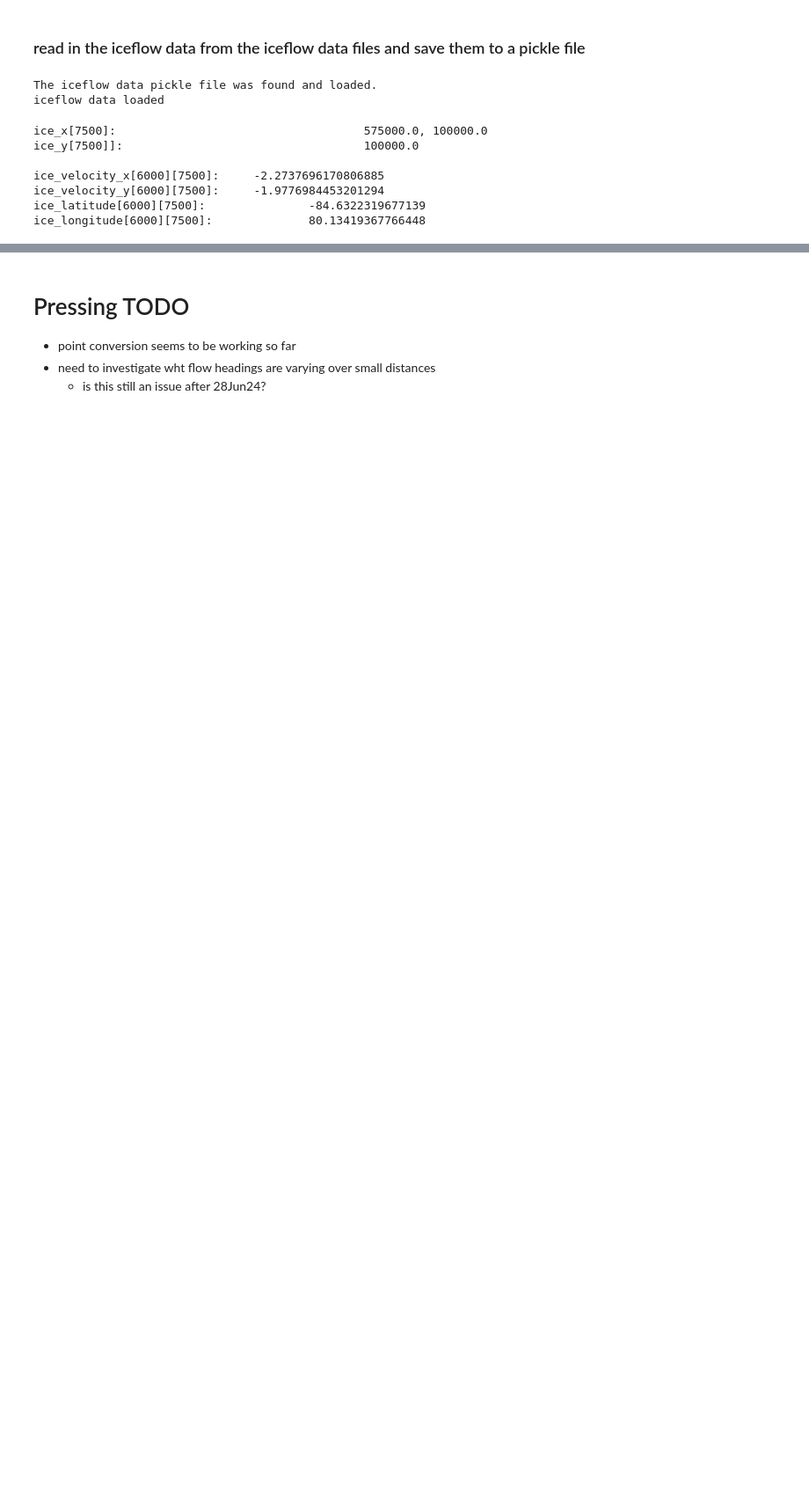
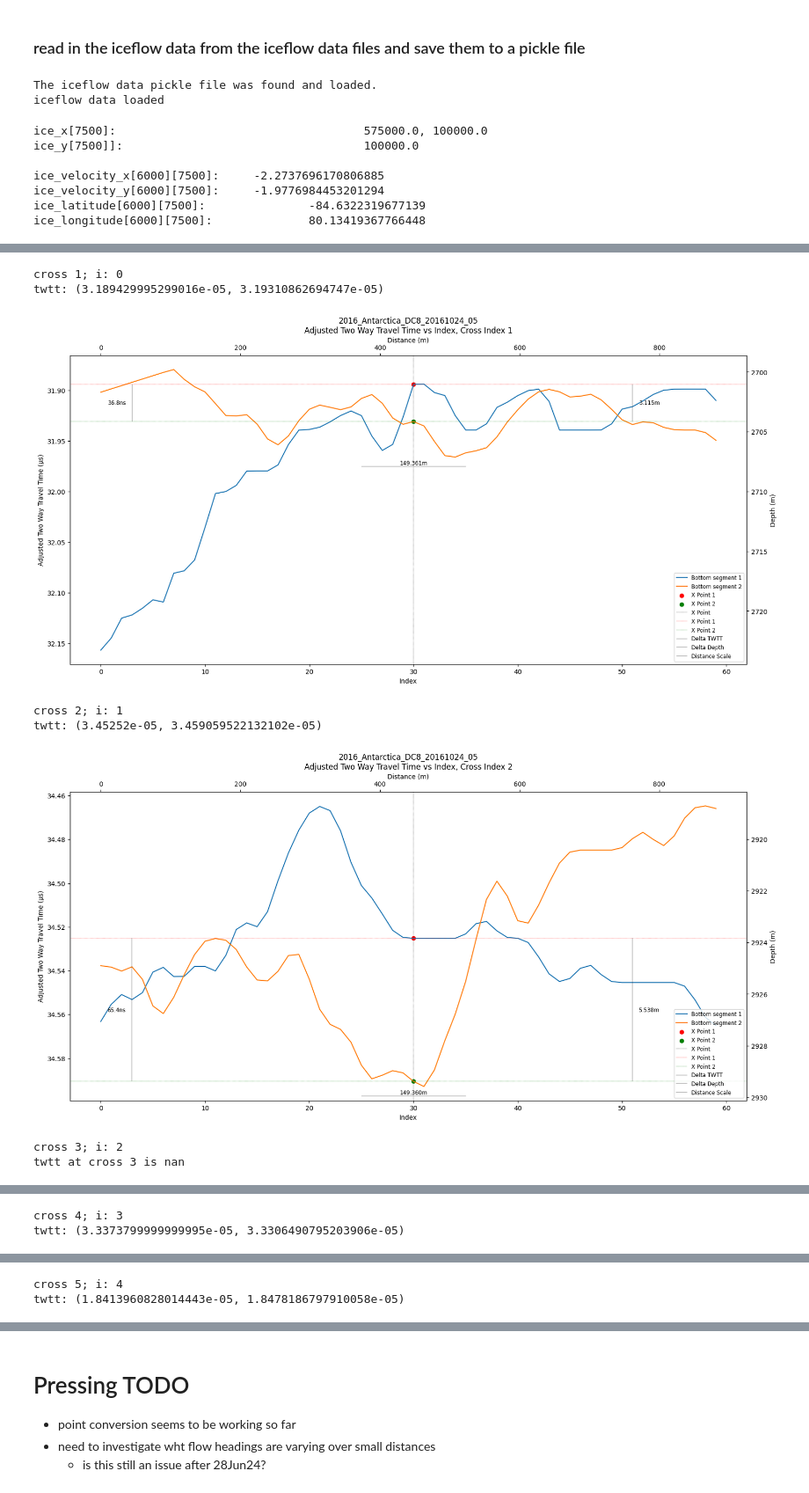
Before and after one commit to richardmoser/cresis_project, a Jupyter notebook: doit.ipynb, the cells around one changed output, grey strips where cells are left out. Shown at 88% size. Saved outputs shown, nothing was run; the diff lists cells and outputs as text; code cells hidden in the pictures; blank space fills up the shorter version.

```diff
--- a/doit.ipynb
+++ b/doit.ipynb
@@ -554,0 +576,7 @@ def plot_map(layers, intersection_indices, intersection_points, iceflow_data, se
+# %%
+twtt = layers[1].twtt_corrected[intersection_indices[0][0]], layers[1].twtt_corrected[intersection_indices[0][1]]
+print(f"twtt raw: {twtt[0]} seconds, {twtt[1]} seconds")
+print(f"twtt s: {twtt[0] * 1e9} ns, {twtt[1] * 1e9} ns")
+diff = twtt[1] - twtt[0]
+print(f"diff: {diff} seconds")
+print(f"diff s: {diff * 1e9} ns")
@@ -555,19 +966,30 @@ def plot_map(layers, intersection_indices, intersection_points, iceflow_data, se
 # %%
 # print(segment_ends[0][0][0][0])
 twtt = twtt_at_point(layers[1], layers[0], intersection_indices, quiet=True)
 
-# for i in range(len(segment_ends)):
-# # for i in range(0,2):
-#     print(f"cross {i+1}; i: {i}")
-#     # if the twtt at the cross is a nan
-#     if math.isnan(twtt[i][0]) or math.isnan(twtt[i][1]):
-#         print(f"twtt at cross {i+1} is nan")
-#         dir = f"C:\\Users\\{username}\\Desktop\\cresis_project\\screens\\"
-#         file_name = f"{season}_{flight}_twtt_vs_index_cross_{i + 1}"
-#         long_name = dir + file_name
-#         bunk_plot(f"twtt at cross {i+1} is NaN", file_name=long_name)
-#         continue
+for i in range(len(segment_ends)):
+# for i in range(0,1):
+    print(f"cross {i+1}; i: {i}")
+    # if the twtt at the cross is a nan
+    if math.isnan(twtt[i][0]) or math.isnan(twtt[i][1]):
+        print(f"twtt at cross {i+1} is nan")
+        dir = f"C:\\Users\\{username}\\Desktop\\cresis_project\\screens\\"
+        file_name = f"{season}_{flight}_twtt_vs_index_cross_{i + 1}"
+        long_name = dir + file_name
+        bunk_plot(f"twtt at cross {i+1} is NaN", file_name=long_name)
+        continue
 #
-#     plot_layers_at_cross(layers, intersection_indices, intersection_points, zoom=zoom, cross_index=i, filename=(season + flight + "crossover"))
+    plot_layers_at_cross(layers, intersection_indices, intersection_points, zoom=zoom, cross_index=i, filename=(season + flight + "crossover"))
+
+# plot_layers_at_cross(layers, intersection_indices, intersection_points, zoom=zoom, cross_index=0, filename=(season + flight + "crossover"))
 
 # plot_map(layers, intersection_indices, intersection_points, iceflow_data, season, flight,  zoom=False, cross_index=0, filename=(season + flight + "crossover"))
+# %% [output]
+cross 1; i: 0
+twtt: (3.189429995299016e-05, 3.19310862694747e-05)
+[figure, added]
+cross 2; i: 1
+twtt: (3.45252e-05, 3.459059522132102e-05)
+[figure, added]
+cross 3; i: 2
+twtt at cross 3 is nan
@@ -573,0 +997,2 @@ twtt = twtt_at_point(layers[1], layers[0], intersection_indices, quiet=True)
+cross 4; i: 3
+twtt: (3.3373799999999995e-05, 3.3306490795203906e-05)
@@ -573,0 +1000,2 @@ twtt = twtt_at_point(layers[1], layers[0], intersection_indices, quiet=True)
+cross 5; i: 4
+twtt: (1.8413960828014443e-05, 1.8478186797910058e-05)
```
Also changed, not shown: parts of 27 cells of this notebook, 5 other files.
